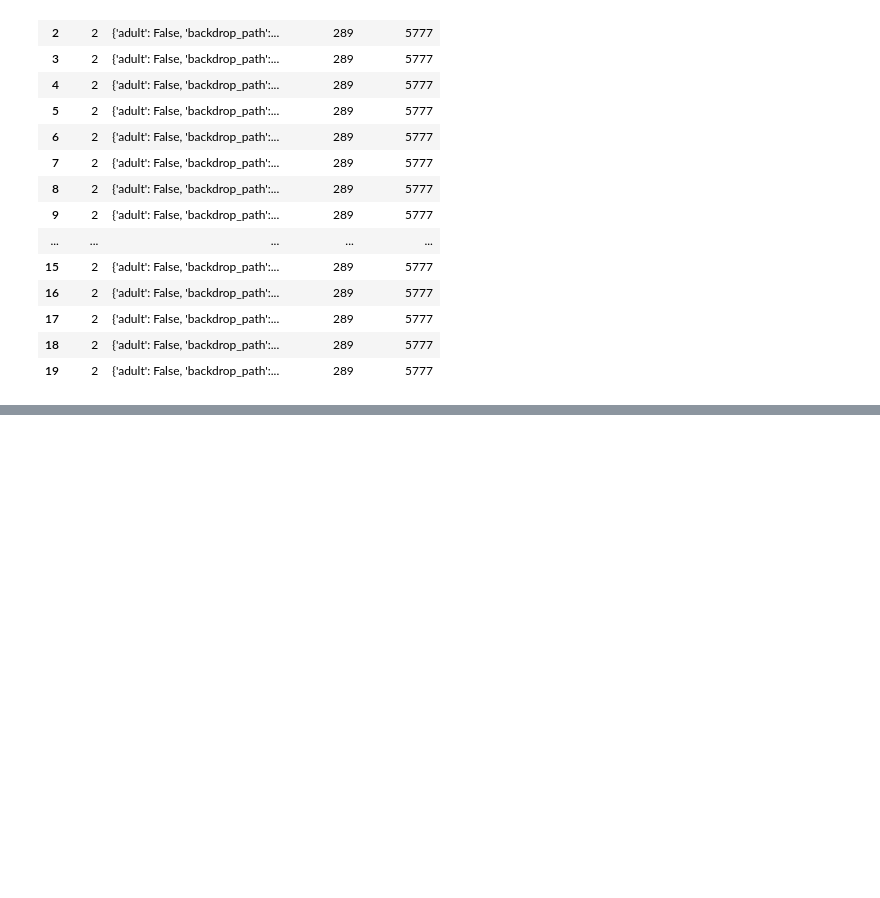
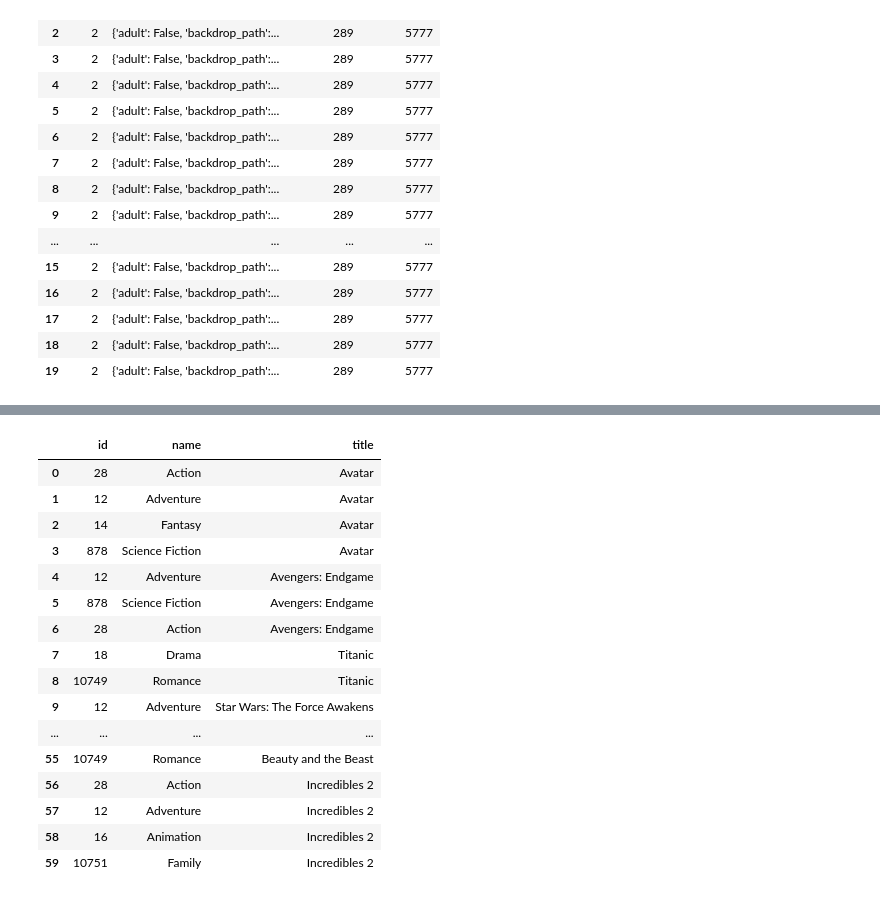
Before and after one commit to Jamal811/Data-Science, a Jupyter notebook: Data-Scince-Projectbase/12-Projects-Data Science course/2 - Project 2 Data Import Working with APIs and JSON Movies Dataset/Project_02_ProjectBrief_blank.ipynb, the cells around one changed output, grey strips where cells are left out. Drawn from its saved outputs; the diff is of its cells as text; code cells hidden in the pictures; blank space fills up the shorter version.

```diff
--- a/Data-Scince-Projectbase/12-Projects-Data Science course/2 - Project 2 Data Import Working with APIs and JSON Movies Dataset/Project_02_ProjectBrief_blank.ipynb
+++ b/Data-Scince-Projectbase/12-Projects-Data Science course/2 - Project 2 Data Import Working with APIs and JSON Movies Dataset/Project_02_ProjectBrief_blank.ipynb
@@ -445,2 +516,0 @@ Make API GET-requests with the library requests (import requests):
-# %%
-data = requests.get(url).json()
@@ -455,0 +517,20 @@ url structure for discover module:
+# %%
+pd.json_normalize(data, "genres", "title")
+# %% [output]
+|  | id | name | title |
+| 0 | 28 | Action | Avatar |
+| 1 | 12 | Adventure | Avatar |
+| 2 | 14 | Fantasy | Avatar |
+| 3 | 878 | Science Fiction | Avatar |
+| 4 | 12 | Adventure | Avengers: Endgame |
+| 5 | 878 | Science Fiction | Avengers: Endgame |
+| 6 | 28 | Action | Avengers: Endgame |
+| 7 | 18 | Drama | Titanic |
+| 8 | 10749 | Romance | Titanic |
+| 9 | 12 | Adventure | Star Wars: The Force Awakens |
+| ... | ... | ... | ... |
+| 55 | 10749 | Romance | Beauty and the Beast |
+| 56 | 28 | Action | Incredibles 2 |
+| 57 | 12 | Adventure | Incredibles 2 |
+| 58 | 16 | Animation | Incredibles 2 |
+| 59 | 10751 | Family | Incredibles 2 |
```
Also changed, not shown: parts of 23 cells of this notebook, 1 other file.
